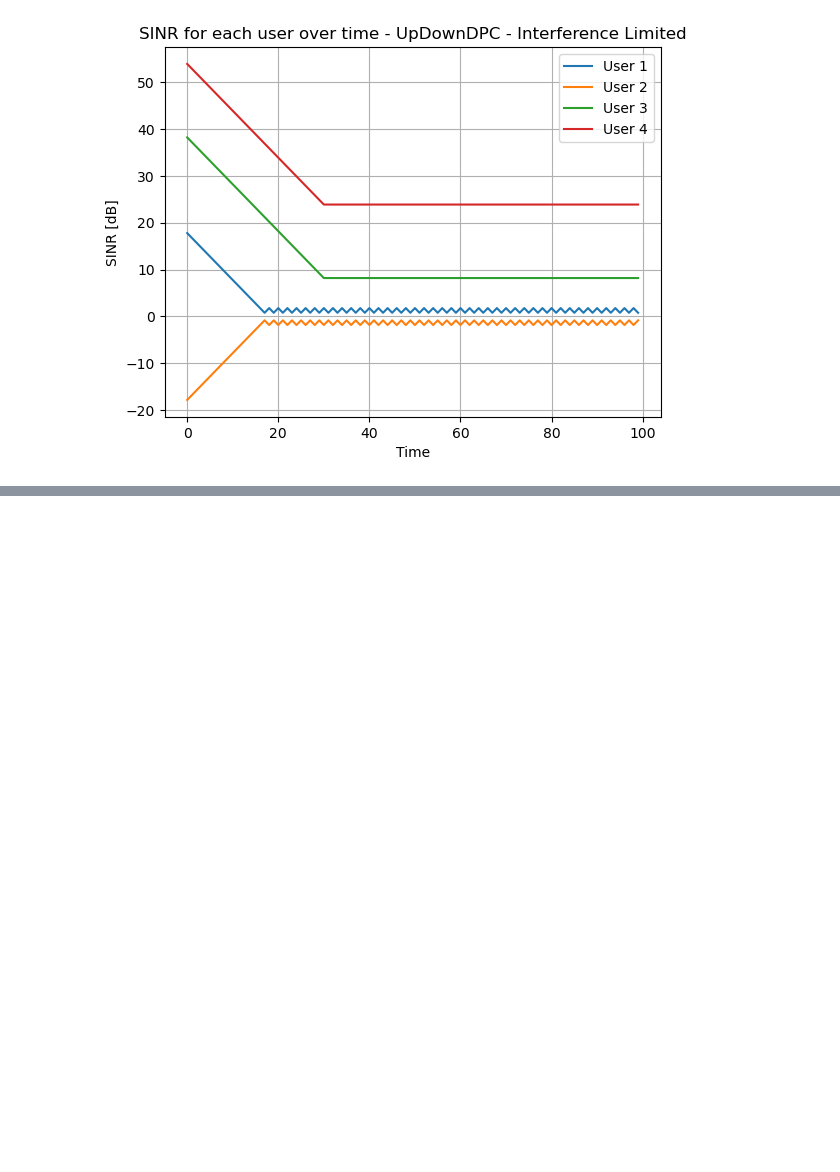
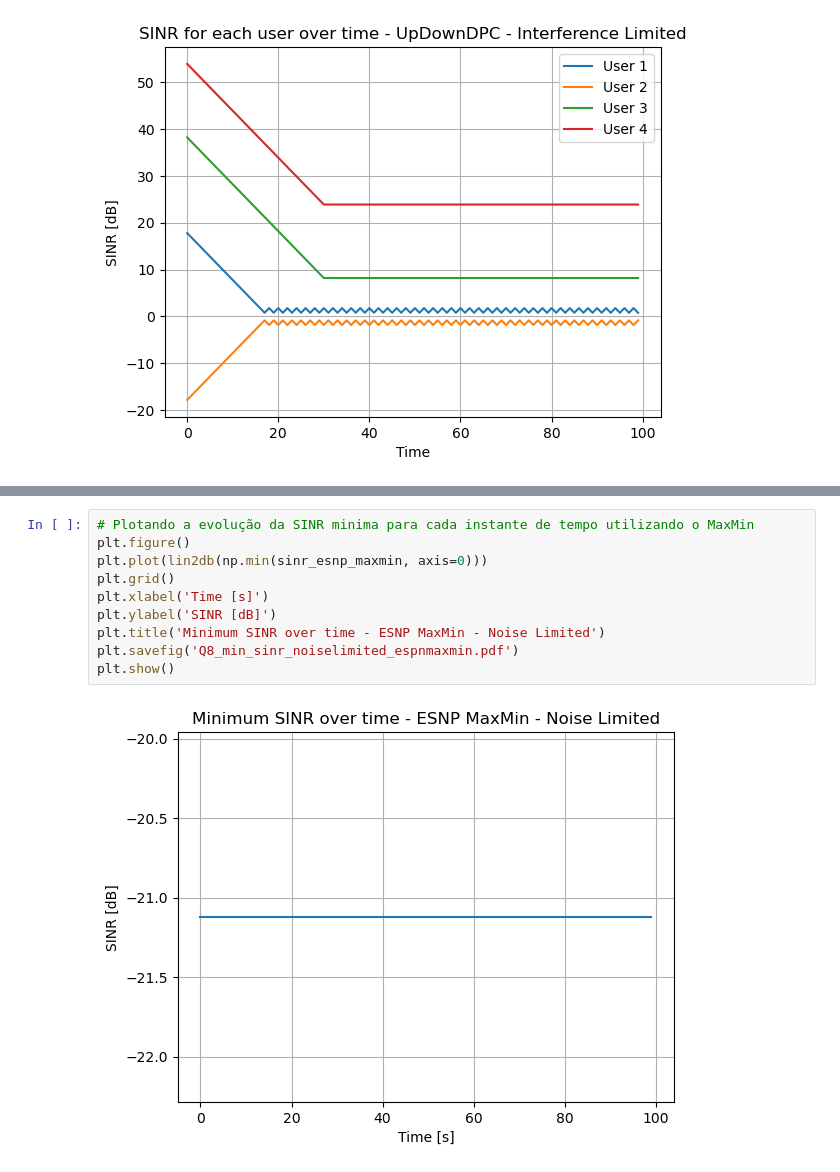
Before and after one commit to vitorfraga12/Intro-to-Wirelles---Part-3, a Jupyter notebook: Questao7.ipynb, the cells around one changed output, grey strips where cells are left out. Drawn from its saved outputs; the diff is of its cells as text; blank space fills up the shorter version.

```diff
--- a/Questao7.ipynb
+++ b/Questao7.ipynb
@@ -621,0 +932,12 @@ plt.show()
+# %%
+# Plotando a evolução da SINR minima para cada instante de tempo utilizando o MaxMin
+plt.figure()
+plt.plot(lin2db(np.min(sinr_esnp_maxmin, axis=0)))
+plt.grid()
+plt.xlabel('Time [s]')
+plt.ylabel('SINR [dB]')
+plt.title('Minimum SINR over time - ESNP MaxMin - Noise Limited')
+plt.savefig('Q8_min_sinr_noiselimited_espnmaxmin.pdf')
+plt.show()
+# %% [output]
+[figure, added]
```
Also changed, not shown: parts of 31 cells of this notebook.
